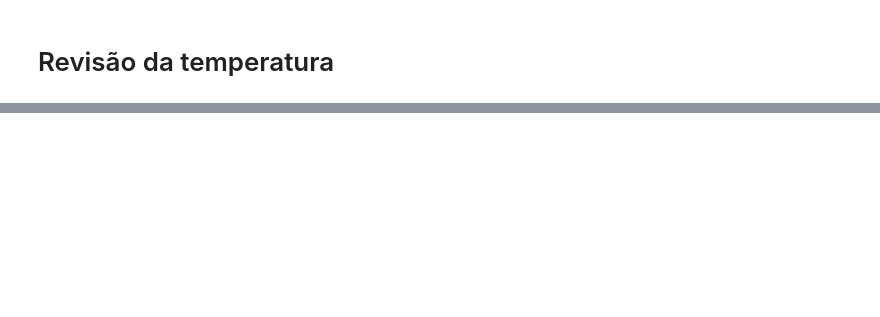
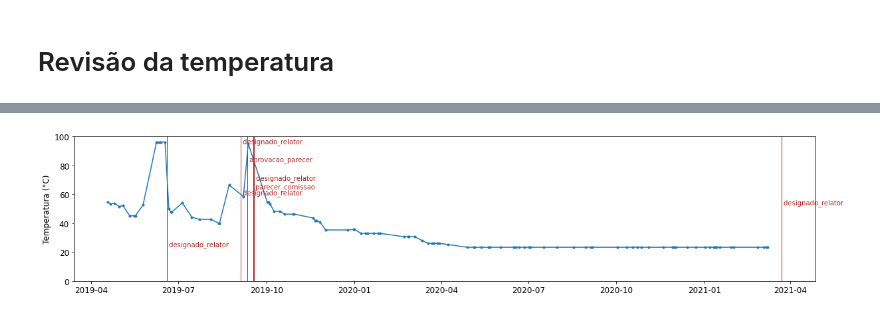
Before and after one commit to parlametria/revisao-temperatura, a Jupyter notebook: analises/revisao_da_temperatura.ipynb, the cells around one changed output, grey strips where cells are left out. Cells and saved outputs as stored; diff of their text form; code cells hidden in the pictures; blank space fills up the shorter version.

```diff
--- a/analises/revisao_da_temperatura.ipynb
+++ b/analises/revisao_da_temperatura.ipynb
@@ -1053,0 +204,17 @@ Colunas com valores faltantes:
+# %%
+# Selecione um exemplo entre os ordenados da maior para a menor temperatura:
+i = 40
+
+# Imprime características do exemplo:
+print(xu.Bold('Características do exemplo'))
+print('Haverá ação em breve:', temp_predictions_val['acao_futura'].iloc[i])
+print('Temperatura:', np.round(temp_predictions_val['temperatura'].iloc[i], 1))
+data_aval = temp_predictions_val['data_aval'].iloc[i]
+print('Data aval.:', data_aval.date())
+
+# Imprime histórico de tramitação até a data de avaliação:
+ex_id = temp_predictions_val['unique_id_leggo'].iloc[i]
+example_trams = val_trams.loc[(val_trams['unique_id_leggo'] == ex_id), relevant_cols].sort_values('data')
+print('')
+print(xu.Bold('Histórico'))
+example_trams.loc[example_trams['data'] <= data_aval].tail(10)
@@ -1053,0 +262,21 @@ Colunas com valores faltantes:
+# %%
+# Plot da evolução da temperarura ao longo do tempo para a proposição selecionada, junto com eventos muito importantes:
+
+pl.figure(figsize=(20,4))
+
+# Seleciona eventos importantes:
+landmarks = example_trams.loc[example_trams['nivel'] == 1]
+# Coloca os eventos importantes no gráfico:
+for j in range(len(landmarks)):
+    pl.axvline(landmarks.iloc[j]['data'], linewidth=1, color='firebrick')
+    pl.text(landmarks.iloc[j]['data'], np.random.normal(70, 20), ' ' + landmarks.iloc[j]['evento'], color='firebrick')
+# Plota a temperatura ao longo do tempo:
+ex_temps = temp_predictions_val.loc[temp_predictions_val['unique_id_leggo'] == ex_id].sort_values('data_aval')
+pl.plot(ex_temps['data_aval'], ex_temps['temperatura'], marker='.')
+# Formata:
+pl.tick_params(labelsize=12)
+pl.ylabel('Temperatura (°C)', fontsize=12)
+pl.ylim(0,100)
+pl.show()
+# %% [output]
+[figure, added]
```
Also changed, not shown: parts of 133 cells of this notebook, 10 other files.
